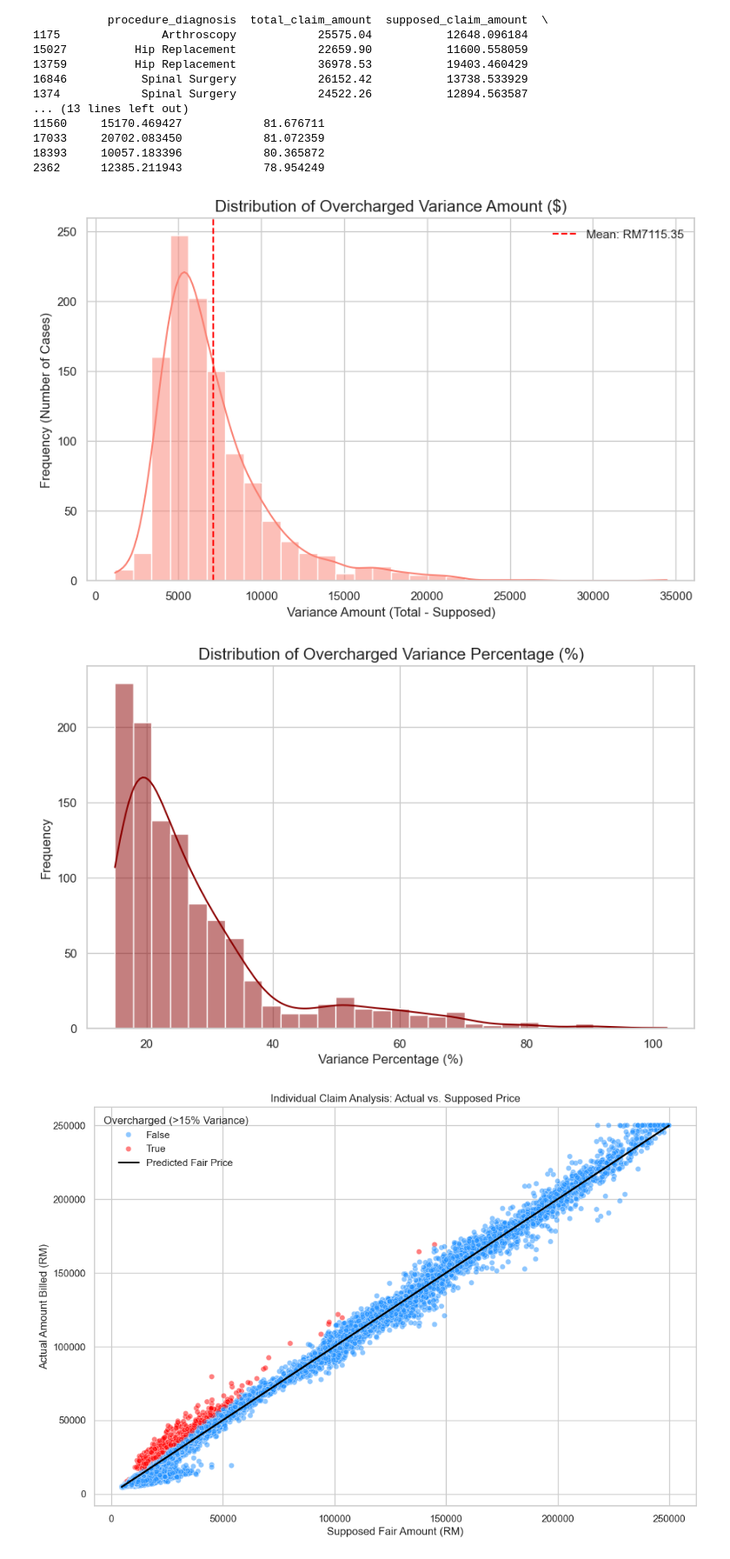
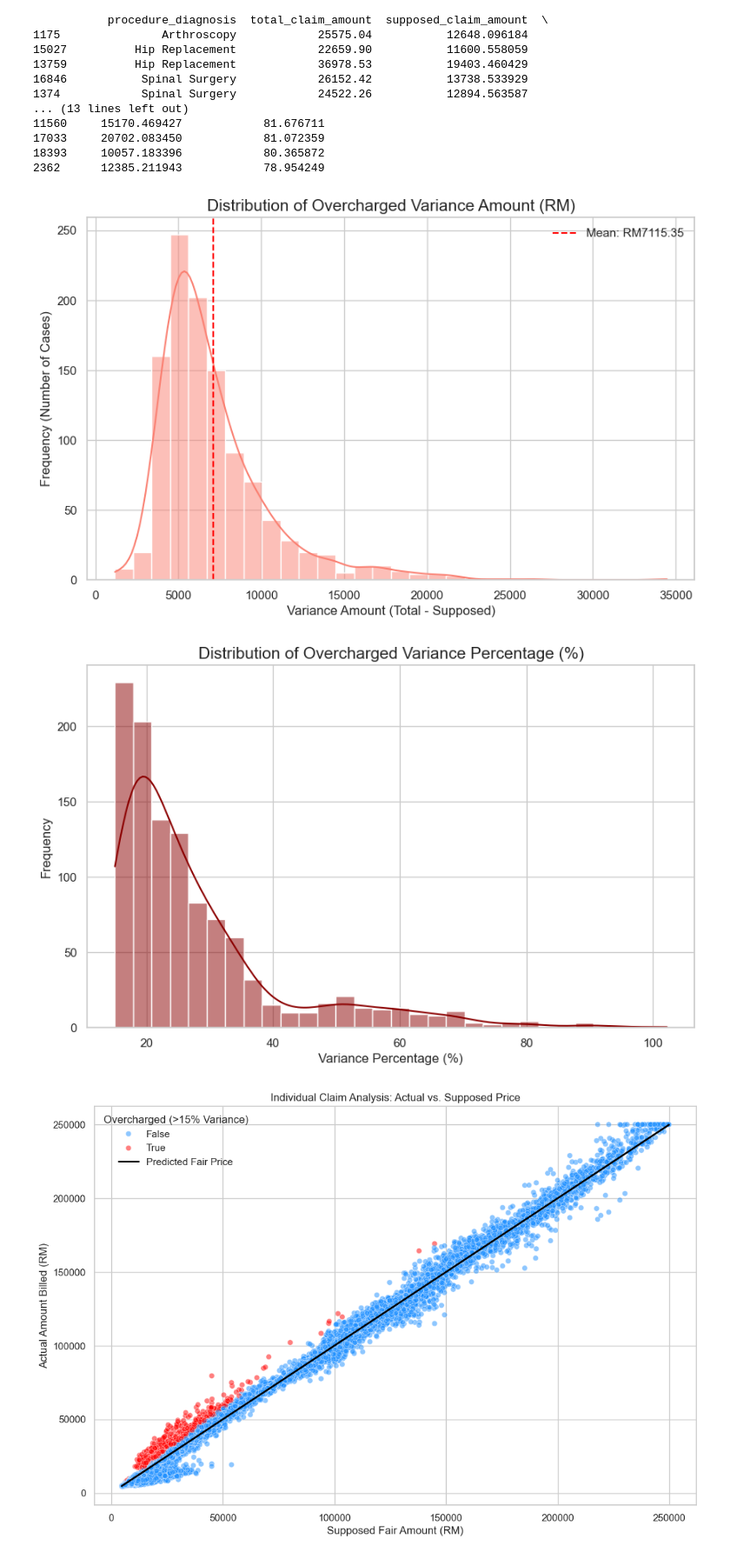
Before and after one commit to RuiZhe2004/dk_yet_umact_hackathon, a Jupyter notebook: UMACTHackathon_PreRound_Dk yet.ipynb, the cells around one changed output. Shown at 87% size. Saved outputs shown, nothing was run; the diff lists cells and outputs as text; code cells hidden in the pictures.

```diff
--- a/UMACTHackathon_PreRound_Dk yet.ipynb
+++ b/UMACTHackathon_PreRound_Dk yet.ipynb
@@ -691,32 +691,32 @@ Root Mean Squared Error (RMSE): 9874.69
 # %%
 # Filter the data to only include overcharged entries
 overcharged_data = df_processed[df_processed['is_overcharged'] == True]
 
 sns.set_theme(style="whitegrid")
 
 # Create the plot for variance amount
 plt.figure(figsize=(10, 6))
 sns.histplot(overcharged_data['variance_amount'], kde=True, color='salmon', bins=30)
 
-plt.title('Distribution of Overcharged Variance Amount ($)', fontsize=15)
+plt.title('Distribution of Overcharged Variance Amount (RM)', fontsize=15)
 plt.xlabel('Variance Amount (Total - Supposed)', fontsize=12)
 plt.ylabel('Frequency (Number of Cases)', fontsize=12)
 
 # Add a vertical line for the average variance
 plt.axvline(overcharged_data['variance_amount'].mean(), color='red', linestyle='--', label=f'Mean: RM{overcharged_data["variance_amount"].mean():.2f}')
 plt.legend()
 
 plt.show()
 
 # Create a plot for variance percentage
 plt.figure(figsize=(10, 6))
 sns.histplot(overcharged_data['variance_percentage'], kde=True, color='darkred', bins=30)
 plt.title('Distribution of Overcharged Variance Percentage (%)', fontsize=15)
 plt.xlabel('Variance Percentage (%)', fontsize=12)
 plt.ylabel('Frequency', fontsize=12)
 plt.show()
 # %% [output]
-[figure, old version]
+[figure, new version]
 [figure]
 # %%
 plt.figure(figsize=(12, 8))
```
Also changed, not shown: parts of 2 cells of this notebook.
